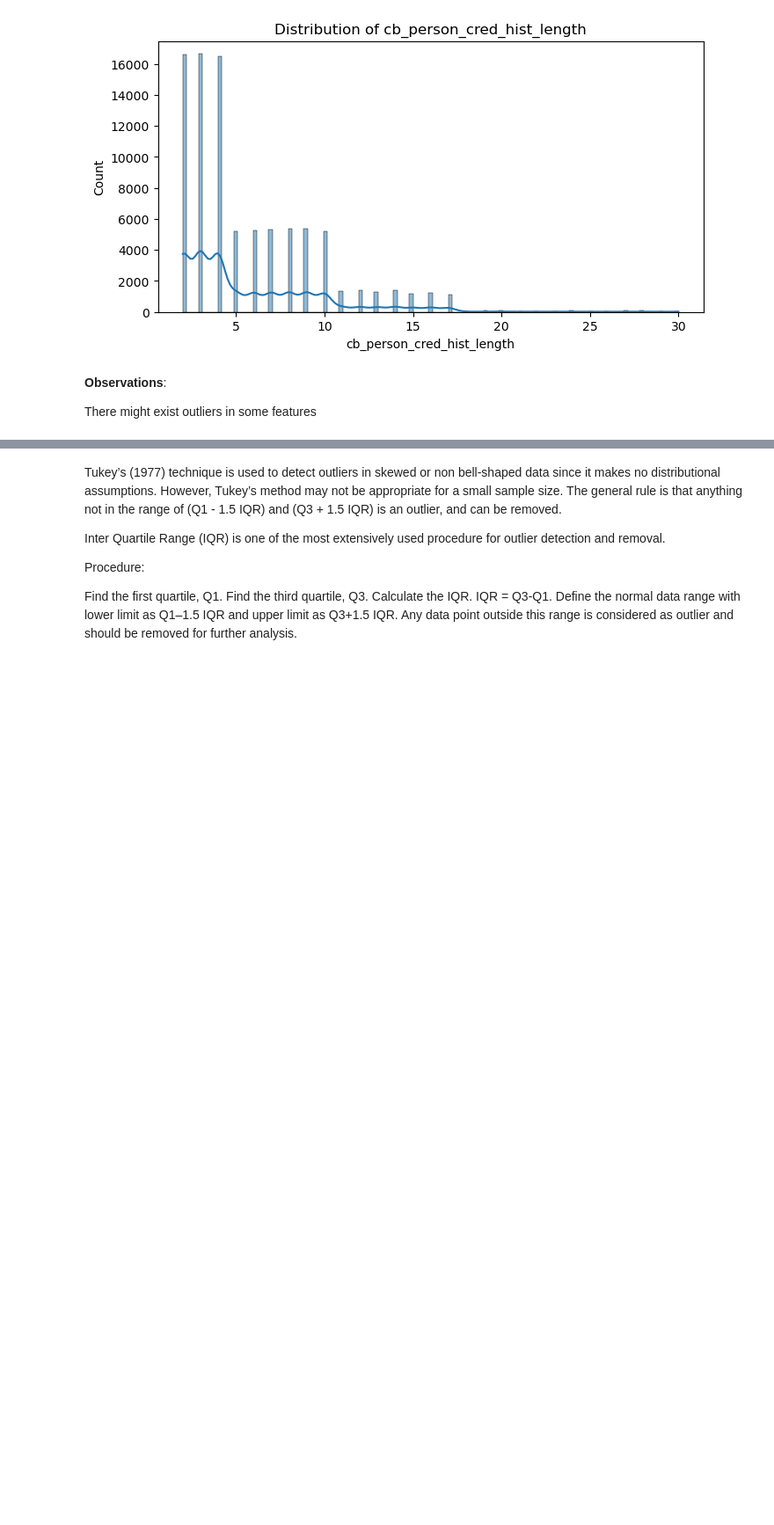
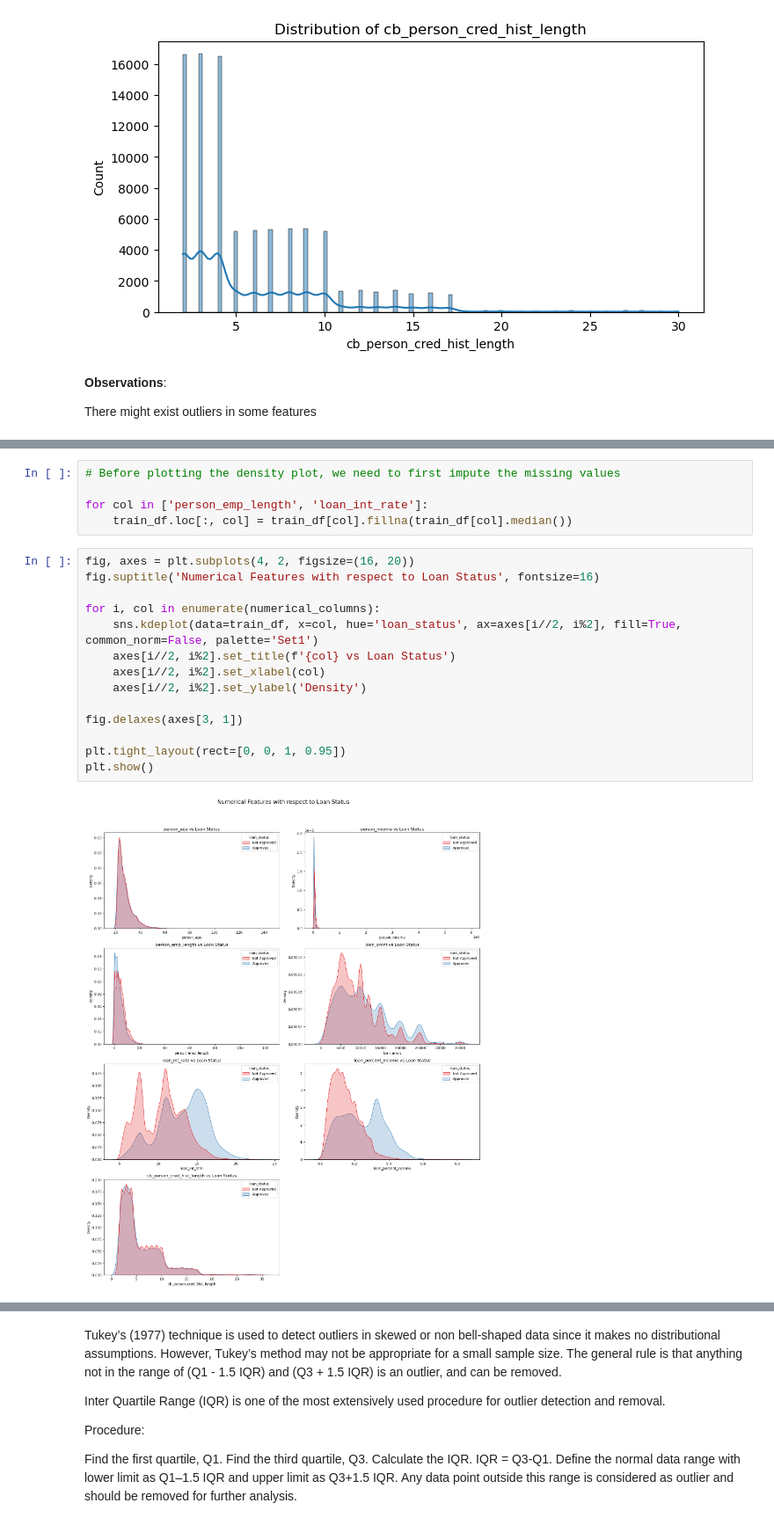
Before and after one commit to Rachel0619/Loan-Approval-Prediction, a Jupyter notebook: notebooks/EDA.ipynb, the cells around one changed output, grey strips where cells are left out. Shown at 88% size. Drawn from its saved outputs; the diff is of its cells as text; blank space fills up the shorter version.

```diff
--- a/notebooks/EDA.ipynb
+++ b/notebooks/EDA.ipynb
@@ -263,0 +288,21 @@ There might exist outliers in some features
+# %%
+# Before plotting the density plot, we need to first impute the missing values
+
+for col in ['person_emp_length', 'loan_int_rate']:
+    train_df.loc[:, col] = train_df[col].fillna(train_df[col].median())
+# %%
+fig, axes = plt.subplots(4, 2, figsize=(16, 20))
+fig.suptitle('Numerical Features with respect to Loan Status', fontsize=16)
+
+for i, col in enumerate(numerical_columns):
+    sns.kdeplot(data=train_df, x=col, hue='loan_status', ax=axes[i//2, i%2], fill=True, common_norm=False, palette='Set1')
+    axes[i//2, i%2].set_title(f'{col} vs Loan Status')
+    axes[i//2, i%2].set_xlabel(col)
+    axes[i//2, i%2].set_ylabel('Density')
+
+fig.delaxes(axes[3, 1])
+
+plt.tight_layout(rect=[0, 0, 1, 0.95])
+plt.show()
+# %% [output]
+[figure, added]
```
Also changed, not shown: parts of 18 cells of this notebook.
